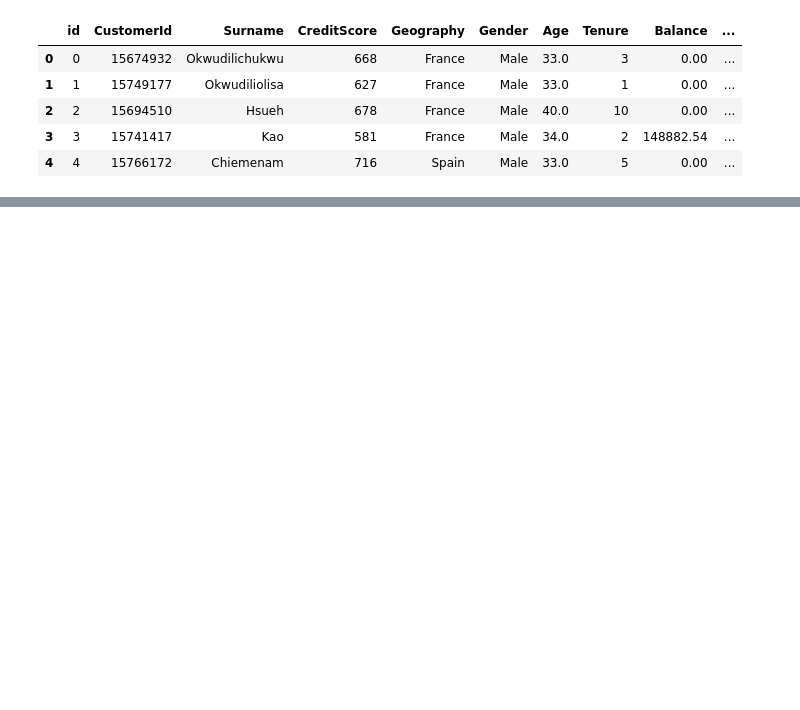
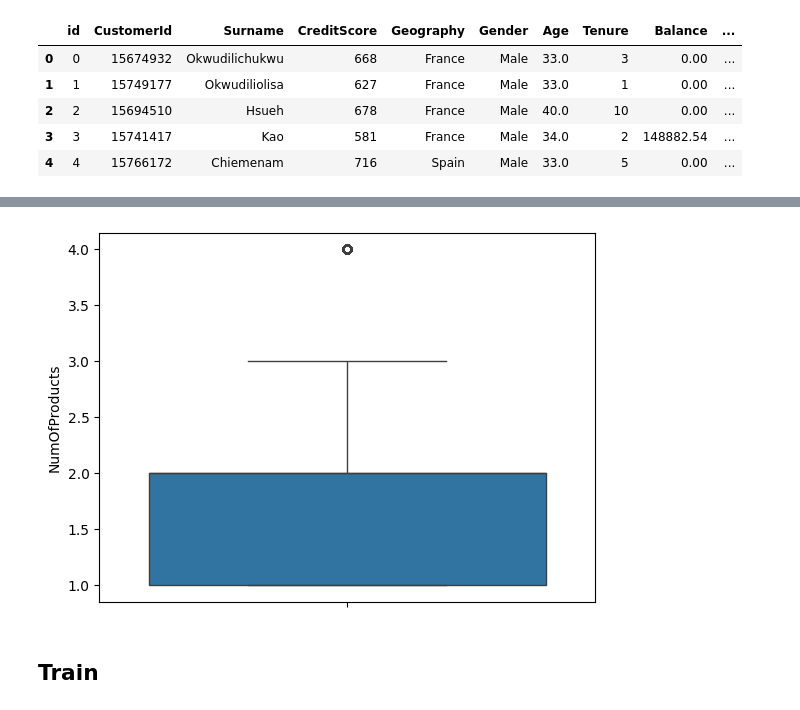
Before and after one commit to hieundx/ML-Lab, a Jupyter notebook: competitions/bank-churn-prediction.ipynb, the cells around one changed output, grey strips where cells are left out. Cells and saved outputs as stored; diff of their text form; code cells hidden in the pictures; blank space fills up the shorter version.

```diff
--- a/competitions/bank-churn-prediction.ipynb
+++ b/competitions/bank-churn-prediction.ipynb
@@ -20 +57,8 @@ data.head()
+# %%
+sns.boxplot(data['NumOfProducts'])
+data = data[data['NumOfProducts'] <= 3 ]
+# %% [output]
+[figure, added]
+# %% [markdown]
+## Train
 # %%
```
Also changed, not shown: parts of 19 cells of this notebook, 1 other file.
